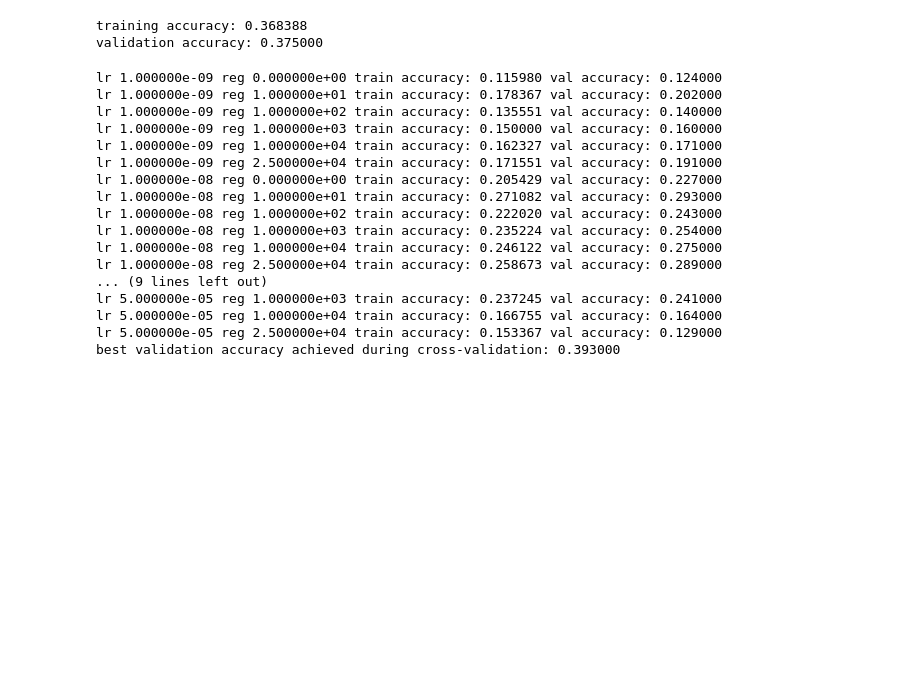
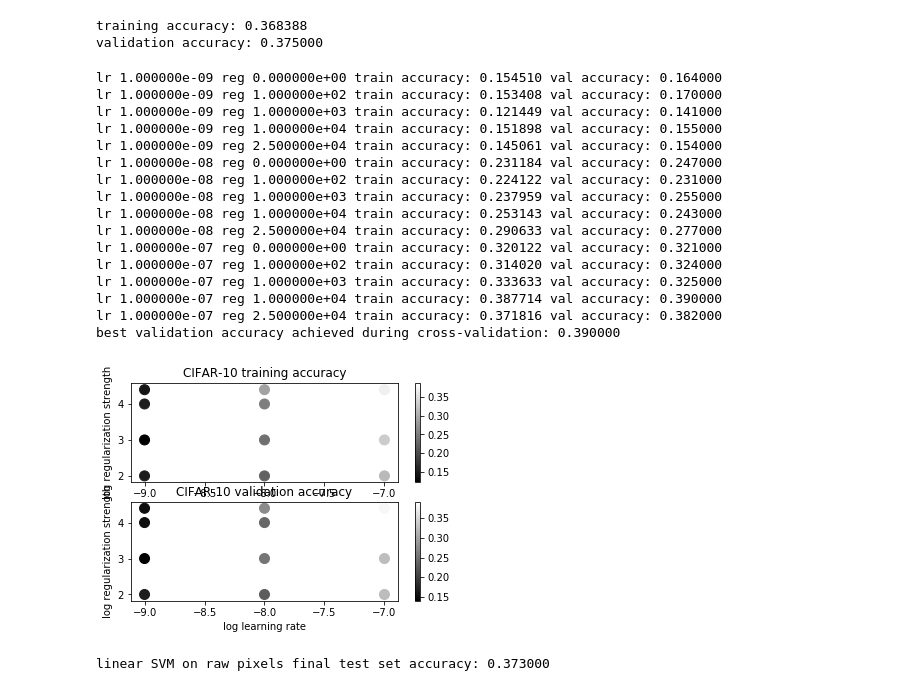
Before and after one commit to gilcaspi/cs231n, a Jupyter notebook: assignment1/svm.ipynb, the cells around one changed output. Saved outputs shown, nothing was run; the diff lists cells and outputs as text; code cells hidden in the pictures; blank space fills up the shorter version.

```diff
--- a/assignment1/svm.ipynb
+++ b/assignment1/svm.ipynb
@@ -337,9 +337,9 @@ validation accuracy: 0.375000
 # learning rate). You should experiment with different ranges for the learning
 # rates and regularization strengths; if you are careful you should be able to
 # get a classification accuracy of about 0.4 on the validation set.
-learning_rates = [1e-9, 1e-8, 1e-7, 5e-5]
+learning_rates = [1e-9, 1e-8, 1e-7]
 # regularization_strengths = [2.5e4, 5e4]
-regularization_strengths = [0, 100, 1000, 10000, 25000, 10]  # reg higher than 2.5e4 is causing overflow
+regularization_strengths = [0, 100, 1000, 10000, 25000]  # reg higher than 2.5e4 is causing overflow
 # results is dictionary mapping tuples of the form
 # (learning_rate, regularization_strength) to tuples of the form
 # (training_accuracy, validation_accuracy). The accuracy is simply the fraction
@@ -362,11 +362,12 @@ best_svm = None  # The LinearSVM object that achieved the highest validation rat
 # confident that your validation code works, you should rerun the validation   #
 # code with a larger value for num_iters.                                      #
 ################################################################################
-svm = LinearSVM()
+# svm = LinearSVM()
 
 for lr in learning_rates:
     for reg in regularization_strengths:
-        loss_hist = svm.train(X_train, y_train, lr, reg, 600, batch_size=128)
+        svm = LinearSVM()
+        loss_hist = svm.train(X_train, y_train, lr, reg, 2048, batch_size=256)
 
         y_train_pred = svm.predict(X_train)
         acc_train = np.mean(y_train == y_train_pred)
@@ -391,53 +392,56 @@ for lr, reg in sorted(results):
 
 print('best validation accuracy achieved during cross-validation: %f' % best_val)
 # %% [output]
-lr 1.000000e-09 reg 0.000000e+00 train accuracy: 0.115980 val accuracy: 0.124000
-lr 1.000000e-09 reg 1.000000e+01 train accuracy: 0.178367 val accuracy: 0.202000
-lr 1.000000e-09 reg 1.000000e+02 train accuracy: 0.135551 val accuracy: 0.140000
-lr 1.000000e-09 reg 1.000000e+03 train accuracy: 0.150000 val accuracy: 0.160000
-lr 1.000000e-09 reg 1.000000e+04 train accuracy: 0.162327 val accuracy: 0.171000
-lr 1.000000e-09 reg 2.500000e+04 train accuracy: 0.171551 val accuracy: 0.191000
-lr 1.000000e-08 reg 0.000000e+00 train accuracy: 0.205429 val accuracy: 0.227000
-lr 1.000000e-08 reg 1.000000e+01 train accuracy: 0.271082 val accuracy: 0.293000
-lr 1.000000e-08 reg 1.000000e+02 train accuracy: 0.222020 val accuracy: 0.243000
-lr 1.000000e-08 reg 1.000000e+03 train accuracy: 0.235224 val accuracy: 0.254000
-lr 1.000000e-08 reg 1.000000e+04 train accuracy: 0.246122 val accuracy: 0.275000
-lr 1.000000e-08 reg 2.500000e+04 train accuracy: 0.258673 val accuracy: 0.289000
-... (9 lines left out)
-lr 5.000000e-05 reg 1.000000e+03 train accuracy: 0.237245 val accuracy: 0.241000
-lr 5.000000e-05 reg 1.000000e+04 train accuracy: 0.166755 val accuracy: 0.164000
-lr 5.000000e-05 reg 2.500000e+04 train accuracy: 0.153367 val accuracy: 0.129000
-best validation accuracy achieved during cross-validation: 0.393000
+lr 1.000000e-09 reg 0.000000e+00 train accuracy: 0.154510 val accuracy: 0.164000
+lr 1.000000e-09 reg 1.000000e+02 train accuracy: 0.153408 val accuracy: 0.170000
+lr 1.000000e-09 reg 1.000000e+03 train accuracy: 0.121449 val accuracy: 0.141000
+lr 1.000000e-09 reg 1.000000e+04 train accuracy: 0.151898 val accuracy: 0.155000
+lr 1.000000e-09 reg 2.500000e+04 train accuracy: 0.145061 val accuracy: 0.154000
+lr 1.000000e-08 reg 0.000000e+00 train accuracy: 0.231184 val accuracy: 0.247000
+lr 1.000000e-08 reg 1.000000e+02 train accuracy: 0.224122 val accuracy: 0.231000
+lr 1.000000e-08 reg 1.000000e+03 train accuracy: 0.237959 val accuracy: 0.255000
+lr 1.000000e-08 reg 1.000000e+04 train accuracy: 0.253143 val accuracy: 0.243000
+lr 1.000000e-08 reg 2.500000e+04 train accuracy: 0.290633 val accuracy: 0.277000
+lr 1.000000e-07 reg 0.000000e+00 train accuracy: 0.320122 val accuracy: 0.321000
+lr 1.000000e-07 reg 1.000000e+02 train accuracy: 0.314020 val accuracy: 0.324000
+lr 1.000000e-07 reg 1.000000e+03 train accuracy: 0.333633 val accuracy: 0.325000
+lr 1.000000e-07 reg 1.000000e+04 train accuracy: 0.387714 val accuracy: 0.390000
+lr 1.000000e-07 reg 2.500000e+04 train accuracy: 0.371816 val accuracy: 0.382000
+best validation accuracy achieved during cross-validation: 0.390000
 # %%
 # Visualize the cross-validation results
 import math
-x_scatter = [math.log10(x[0]) for x in results]
-y_scatter = [math.log10(x[1]) for x in results]
+x_scatter = [np.log10(x[0]) for x in results]
+y_scatter = [np.log10(x[1]) for x in results]
 
 # plot training accuracy
 marker_size = 100
 colors = [results[x][0] for x in results]
 plt.subplot(2, 1, 1)
 plt.scatter(x_scatter, y_scatter, marker_size, c=colors)
 plt.colorbar()
 plt.xlabel('log learning rate')
 plt.ylabel('log regularization strength')
 plt.title('CIFAR-10 training accuracy')
 
 # plot validation accuracy
 colors = [results[x][1] for x in results] # default size of markers is 20
 plt.subplot(2, 1, 2)
 plt.scatter(x_scatter, y_scatter, marker_size, c=colors)
 plt.colorbar()
 plt.xlabel('log learning rate')
 plt.ylabel('log regularization strength')
 plt.title('CIFAR-10 validation accuracy')
 plt.show()
+# %% [output]
+[figure, added]
 # %%
 # Evaluate the best svm on test set
 y_test_pred = best_svm.predict(X_test)
 test_accuracy = np.mean(y_test == y_test_pred)
 print('linear SVM on raw pixels final test set accuracy: %f' % test_accuracy)
+# %% [output]
+linear SVM on raw pixels final test set accuracy: 0.373000
 # %%
 # Visualize the learned weights for each class.
 # Depending on your choice of learning rate and regularization strength, these may
```
Also changed, not shown: parts of 2 cells of this notebook.
